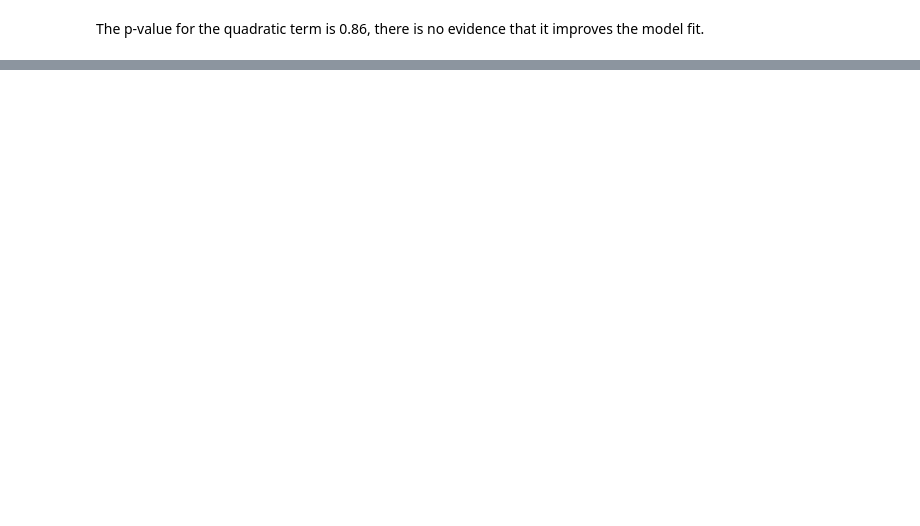
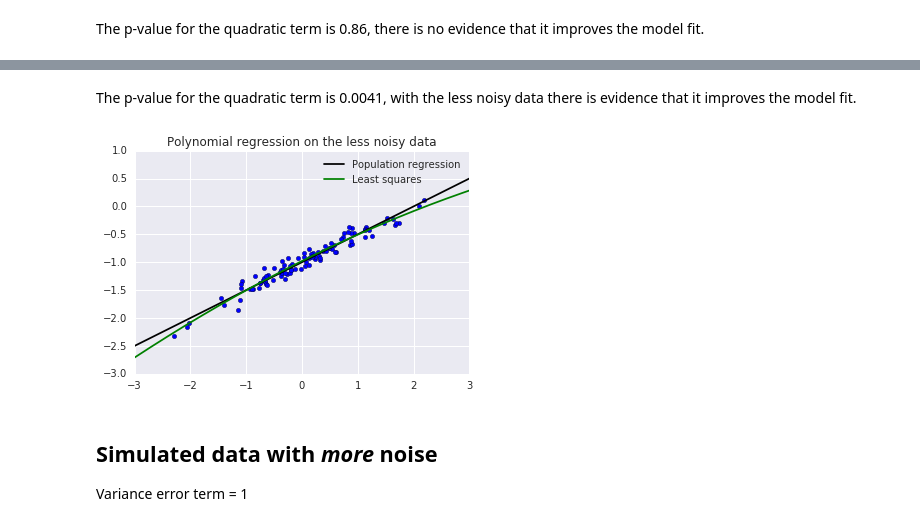
Before and after one commit to srillaert/ISLR-python, a Jupyter notebook: Ch3 Linear Regression/Ex13 Simple linear regression models on simulated data with different levels of noise.ipynb, the cells around one changed output, grey strips where cells are left out. Saved outputs shown, nothing was run; the diff lists cells and outputs as text; code cells hidden in the pictures; blank space fills up the shorter version.

```diff
--- a/Ch3 Linear Regression/Ex13 Simple linear regression models on simulated data with different levels of noise.ipynb
+++ b/Ch3 Linear Regression/Ex13 Simple linear regression models on simulated data with different levels of noise.ipynb
@@ -86,0 +73,3 @@ plot_regression('Polynomial regression on the original data', fitPolynomial)
+# %%
+y_less, df_less = create_simulated_data(.1)
+plt.scatter(x, y_less);
@@ -86,0 +93,3 @@ plot_regression('Polynomial regression on the original data', fitPolynomial)
+# %%
+fit_less_polynomial = sm.ols("y ~ x + np.power(x, 2)", df_less).fit()
+fit_less_polynomial.summary2() #.tables[1]
@@ -86,0 +112,9 @@ plot_regression('Polynomial regression on the original data', fitPolynomial)
+# %% [markdown]
+The p-value for the quadratic term is 0.0041, with the less noisy data there is evidence that it improves the model fit.
+# %%
+plot_regression('Polynomial regression on the less noisy data', fit_less_polynomial, y_less)
+# %% [output]
+[figure, added]
+# %% [markdown]
+##  Simulated data with *more* noise
+Variance error term = 1
```
Also changed, not shown: parts of 25 cells of this notebook.
